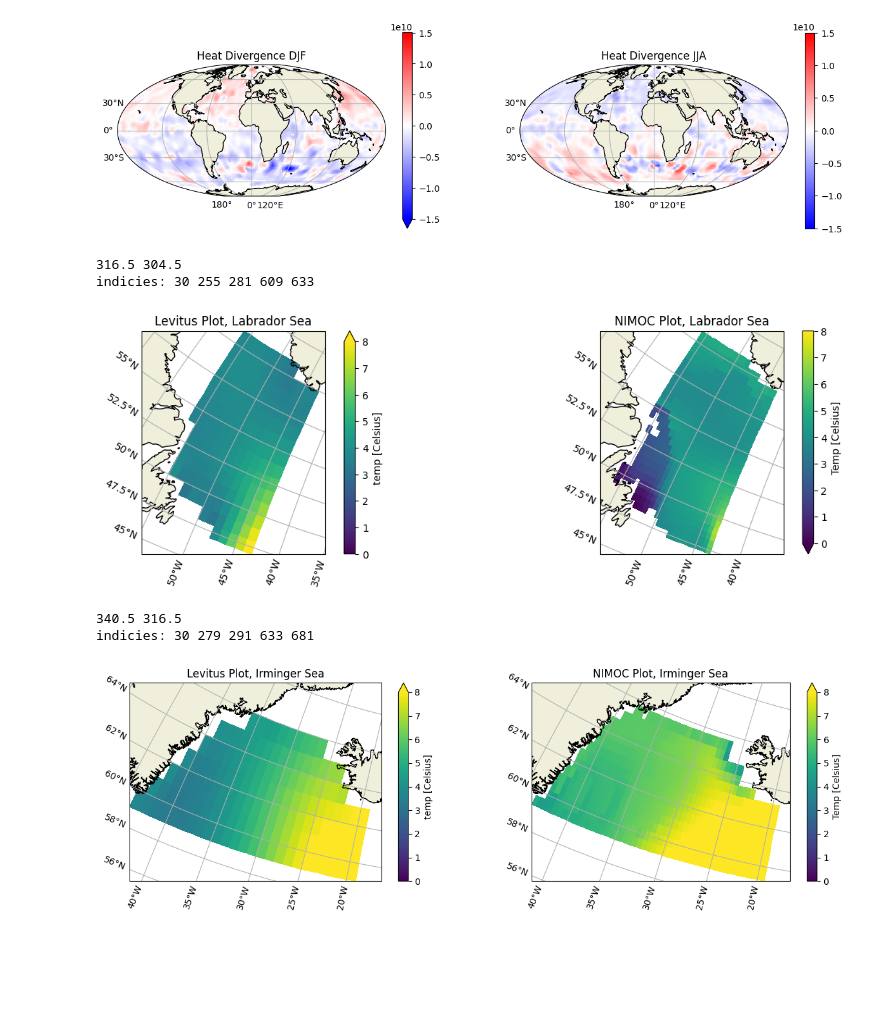
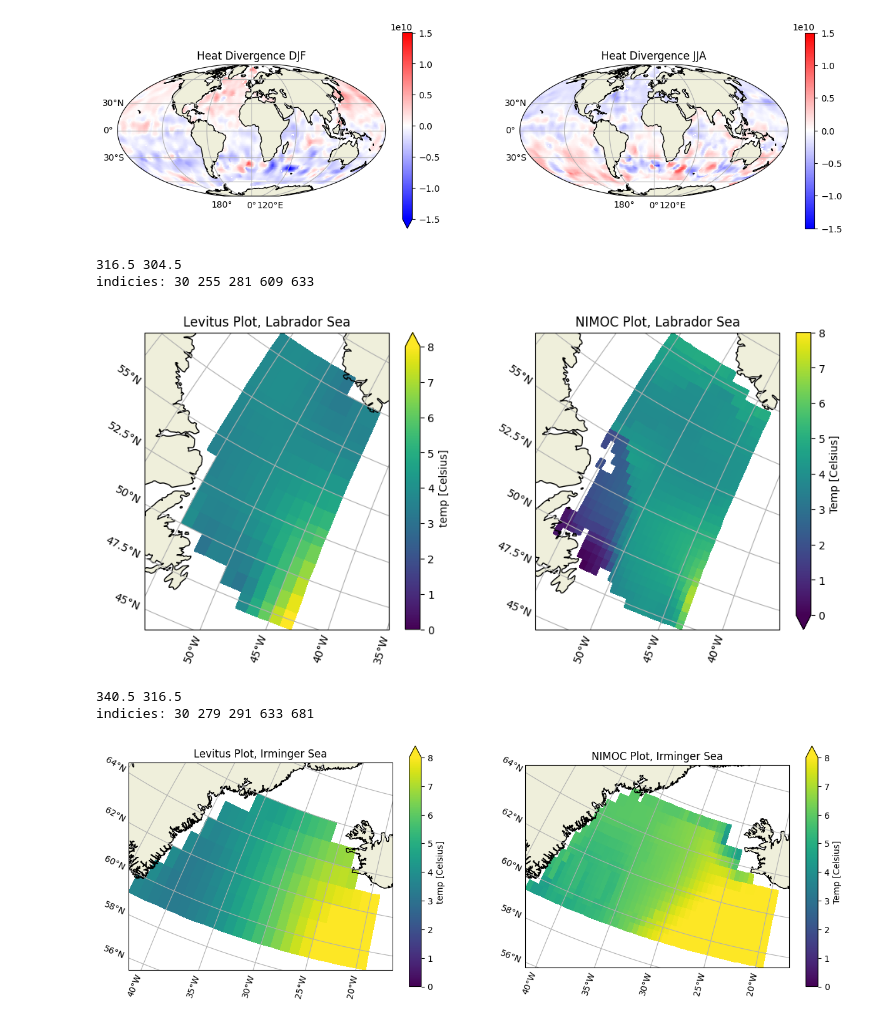
Before and after one commit to JRethemeier/Thermohaline-Circulation, a Jupyter notebook: Assignment2/Assignment2.ipynb, the cells around one changed output. Saved outputs shown, nothing was run; the diff lists cells and outputs as text; code cells hidden in the pictures; blank space fills up the shorter version.

```diff
--- a/Assignment2/Assignment2.ipynb
+++ b/Assignment2/Assignment2.ipynb
@@ -126,7 +126,7 @@ plt.show()
 # %% [output]
 [figure]
 # %%
-# Exercise 2.a.1
+# Exercise 2.a.1a
 # depth 200m,
 # The International Hydrographic Organization defines the limits of the Labrador Sea as follows:[7]
 #     On the North: the South limit of Davis Strait [The parallel of 60° North between Greenland and Labrador].
@@ -145,38 +145,39 @@ longitude2 = 55.5
 def w_to_e(west):
     return 360-west
 
 long1 = w_to_e(longitude1)
 long2 = w_to_e(longitude2)
 print(long1, long2)
 
 labrador_levitus = levitus.sel(Z=pressure, T=0.5, Y=slice(latitude1, latitude2), X=slice(long2, long1)).temp.T
 
 pres = np.where(isopycnal.PRESSURE.values == pressure)[0][0]
 lat1 = np.where(isopycnal.LATITUDE.values == latitude1)[0][0]
 lat2 = np.where(isopycnal.LATITUDE.values == latitude2)[0][0]
 lon1 = np.where(isopycnal.LONGITUDE.values == long2)[0][0]
 lon2 = np.where(isopycnal.LONGITUDE.values == long1)[0][0]
 print("indicies:", pres, lat1, lat2, lon1, lon2)
 
 labrador_isopycnal = isopycnal.set_coords(names=["LATITUDE", "LONGITUDE", "PRESSURE"])
-labrador_isopycnal = labrador_isopycnal.isel(PRES=pres, LAT=slice(lat1, lat2+1), LONG=slice(lon1, lon2+1)) # Plus one adjustment is to make lat/lon boundaries match because we're working with double resolution data
+labrador_isopycnal = labrador_isopycnal.isel(PRES=pres, LAT=slice(lat1, lat2+1), LONG=slice(lon1, lon2+1))
+# The plus one adjustment is to make lat/lon boundaries match because we're working with double resolution data
 
-fig = plt.figure(figsize=(15, 4))
+fig = plt.figure(figsize=(12, 5))
 ax = fig.add_subplot(121, projection=ccrs.Stereographic())
 basemap(ax)
 labrador_levitus.plot(ax=ax, vmin=0, vmax=8, transform=PlateCarree())
 ax.set_title("Levitus Plot, Labrador Sea")
 ax2 = fig.add_subplot(122, projection=ccrs.Stereographic())
 basemap(ax2)
 labrador_isopycnal.POTENTIAL_TEMPERATURE.plot(ax=ax2, x="LONGITUDE", y="LATITUDE", vmin=0, vmax=8, transform=PlateCarree(), cbar_kwargs={'label': "Temp [Celsius]"})
 ax2.set_title("NIMOC Plot, Labrador Sea")
 plt.show()
 # %% [output]
 316.5 304.5
 indicies: 30 255 281 609 633
-[figure, old version]
+[figure, new version]
 # %%
-# Exercise 2.a.1
+# Exercise 2.a.1b
 # depth 200m,
 # Irminger sea: 62°N 35°W
 # The northern limit is the Greenland–Iceland Rise on the bottom of the Denmark Strait between Iceland and East Greenland,
@@ -206,9 +207,10 @@ lon2 = np.where(isopycnal.LONGITUDE.values == long1)[0][0]
 print("indicies:", pres, lat1, lat2, lon1, lon2)
 
 irminger_isopycnal = isopycnal.set_coords(names=["LATITUDE", "LONGITUDE", "PRESSURE"])
-irminger_isopycnal = irminger_isopycnal.isel(PRES=pres, LAT=slice(lat1, lat2+1), LONG=slice(lon1, lon2+1)) # Plus one adjustment is to make lat/lon boundaries match because we're working with double resolution data
+irminger_isopycnal = irminger_isopycnal.isel(PRES=pres, LAT=slice(lat1, lat2+1), LONG=slice(lon1, lon2+1))
+# The plus one adjustment is to make lat/lon boundaries match because we're working with double resolution data
 
-fig = plt.figure(figsize=(15, 4))
+fig = plt.figure(figsize=(15, 5))
 ax = fig.add_subplot(121, projection=ccrs.Stereographic())
 basemap(ax)
 irminger_levitus.plot(ax=ax, vmin=0, vmax=8, transform=PlateCarree())
@@ -221,4 +223,4 @@ plt.show()
 # %% [output]
 340.5 316.5
 indicies: 30 279 291 633 681
-[figure, old version]
+[figure, new version]
```
Also changed, not shown: parts of 2 cells of this notebook.
